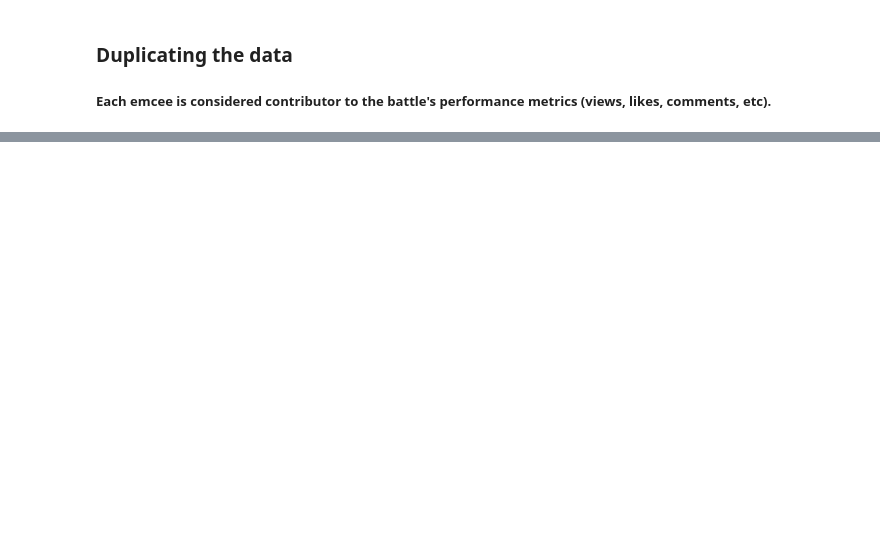
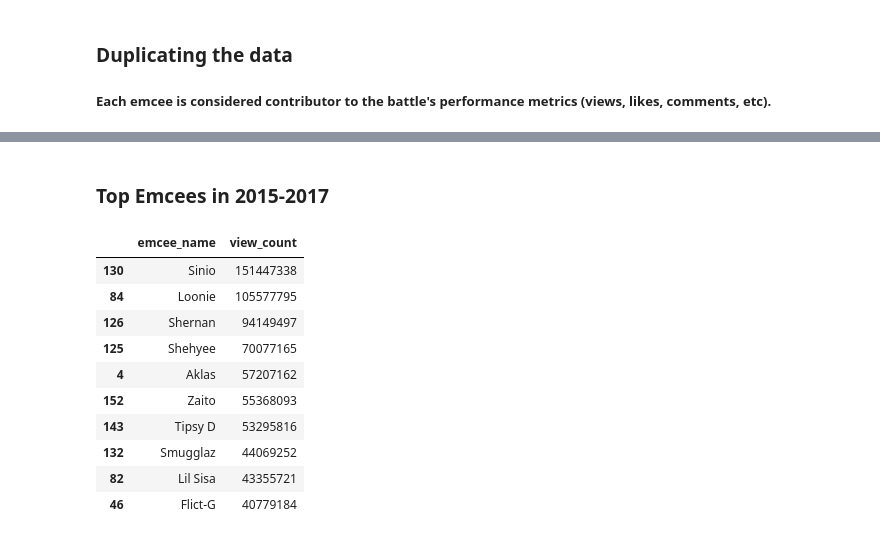
Before and after one commit to robindude8000/fliptop-eda, a Jupyter notebook: eda_notebook.ipynb, the cells around one changed output, grey strips where cells are left out. Saved outputs shown, nothing was run; the diff lists cells and outputs as text; code cells hidden in the pictures; blank space fills up the shorter version.

```diff
--- a/eda_notebook.ipynb
+++ b/eda_notebook.ipynb
@@ -104,0 +184,19 @@ df_full.to_csv("dataset/test_file.csv", index=False, encoding="utf-8")
+# %% [markdown]
+### Top Emcees in 2015-2017
+# %%
+df_1517 = df_full[df_full["year"].isin([2015,2016,2017])]
+df_1517 = df_2017[~df_2017["emcee_name"].str.contains("/")]
+top_mc_1517 = df_2017.groupby("emcee_name")[["view_count"]].sum().reset_index().nlargest(10, "view_count")
+top_mc_1517
+# %% [output]
+|  | emcee_name | view_count |
+| 130 | Sinio | 151447338 |
+| 84 | Loonie | 105577795 |
+| 126 | Shernan | 94149497 |
+| 125 | Shehyee | 70077165 |
+| 4 | Aklas | 57207162 |
+| 152 | Zaito | 55368093 |
+| 143 | Tipsy D | 53295816 |
+| 132 | Smugglaz | 44069252 |
+| 82 | Lil Sisa | 43355721 |
+| 46 | Flict-G | 40779184 |
```
Also changed, not shown: parts of 20 cells of this notebook, 5 other files.
